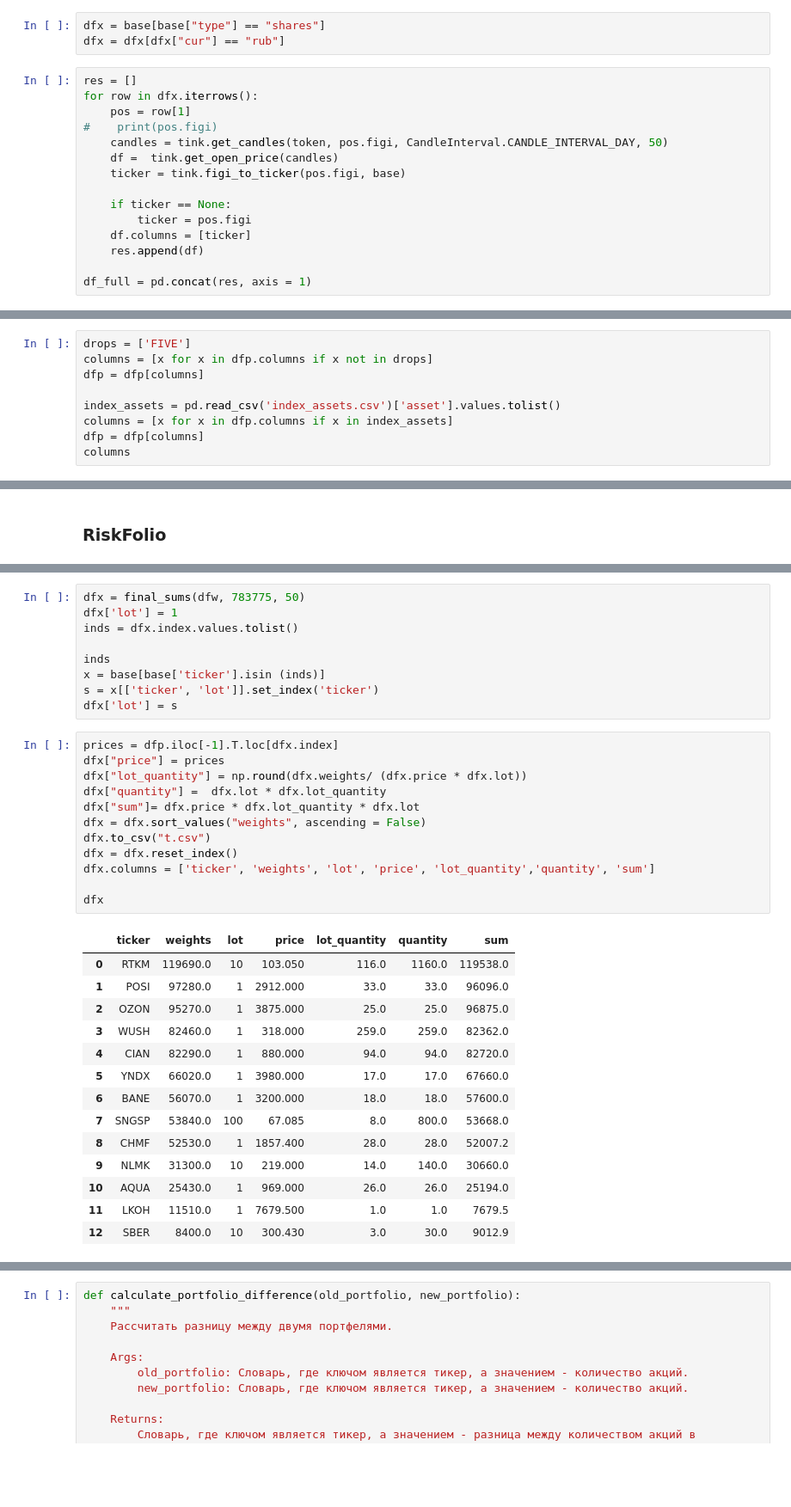
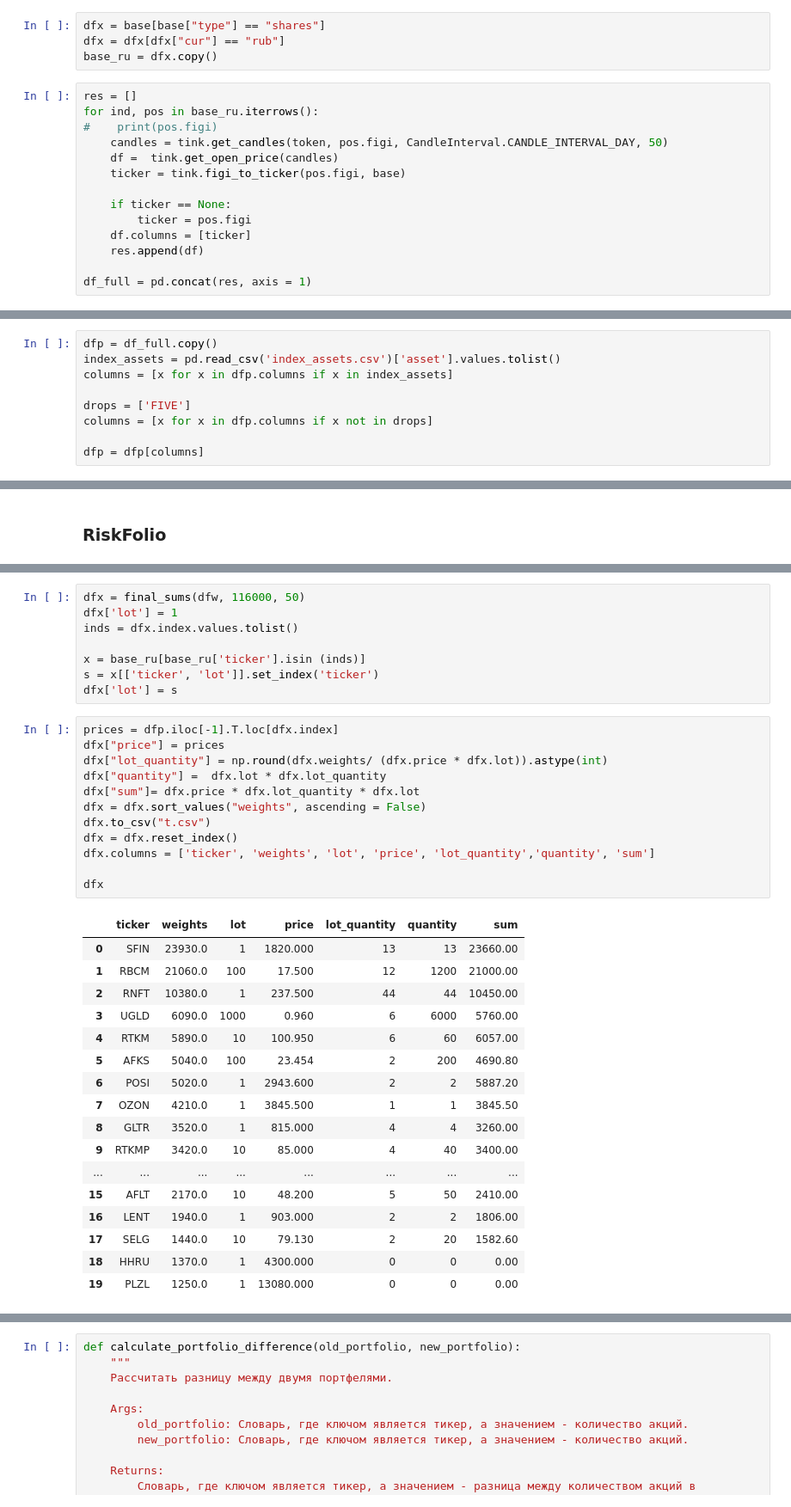
Before and after one commit to s-agapov/QuantMod, a Jupyter notebook: TP/Shares/05-Tink Momentum.ipynb, the cells around one changed output, grey strips where cells are left out. Shown: that part at 86% size. Saved outputs shown, nothing was run; the diff lists cells and outputs as text; blank space fills up the shorter version.

```diff
--- a/TP/Shares/05-Tink Momentum.ipynb
+++ b/TP/Shares/05-Tink Momentum.ipynb
@@ -311,10 +248,10 @@ return_methods = [
 # %%
 dfx = base[base["type"] == "shares"]
 dfx = dfx[dfx["cur"] == "rub"]
+base_ru = dfx.copy()
 # %%
 res = []
-for row in dfx.iterrows():
-    pos = row[1]
+for ind, pos in base_ru.iterrows():
 #    print(pos.figi)
     candles = tink.get_candles(token, pos.figi, CandleInterval.CANDLE_INTERVAL_DAY, 50)
     df =  tink.get_open_price(candles)
@@ -357,9 +275,9 @@ dfp = dfp[columns]
 # %%
+dfp = df_full.copy()
+index_assets = pd.read_csv('index_assets.csv')['asset'].values.tolist()
+columns = [x for x in dfp.columns if x in index_assets]
+
 drops = ['FIVE']
 columns = [x for x in dfp.columns if x not in drops]
+
 dfp = dfp[columns]
-
-index_assets = pd.read_csv('index_assets.csv')['asset'].values.tolist()
-columns = [x for x in dfp.columns if x in index_assets]
-dfp = dfp[columns]
-columns
@@ -450,39 +351,41 @@ dfw
 # %%
-dfx = final_sums(dfw, 783775, 50)
+dfx = final_sums(dfw, 116000, 50)
 dfx['lot'] = 1
 inds = dfx.index.values.tolist()
 
-inds
-x = base[base['ticker'].isin (inds)]
+x = base_ru[base_ru['ticker'].isin (inds)]
 s = x[['ticker', 'lot']].set_index('ticker')
 dfx['lot'] = s
 # %%
 prices = dfp.iloc[-1].T.loc[dfx.index]
 dfx["price"] = prices
-dfx["lot_quantity"] = np.round(dfx.weights/ (dfx.price * dfx.lot))
+dfx["lot_quantity"] = np.round(dfx.weights/ (dfx.price * dfx.lot)).astype(int)
 dfx["quantity"] =  dfx.lot * dfx.lot_quantity
 dfx["sum"]= dfx.price * dfx.lot_quantity * dfx.lot
 dfx = dfx.sort_values("weights", ascending = False)
 dfx.to_csv("t.csv")
 dfx = dfx.reset_index()
 dfx.columns = ['ticker', 'weights', 'lot', 'price', 'lot_quantity','quantity', 'sum']
 
 dfx
 # %% [output]
 |  | ticker | weights | lot | price | lot_quantity | quantity | sum |
-| 0 | RTKM | 119690.0 | 10 | 103.050 | 116.0 | 1160.0 | 119538.0 |
-| 1 | POSI | 97280.0 | 1 | 2912.000 | 33.0 | 33.0 | 96096.0 |
-| 2 | OZON | 95270.0 | 1 | 3875.000 | 25.0 | 25.0 | 96875.0 |
-| 3 | WUSH | 82460.0 | 1 | 318.000 | 259.0 | 259.0 | 82362.0 |
-| 4 | CIAN | 82290.0 | 1 | 880.000 | 94.0 | 94.0 | 82720.0 |
-| 5 | YNDX | 66020.0 | 1 | 3980.000 | 17.0 | 17.0 | 67660.0 |
-| 6 | BANE | 56070.0 | 1 | 3200.000 | 18.0 | 18.0 | 57600.0 |
-| 7 | SNGSP | 53840.0 | 100 | 67.085 | 8.0 | 800.0 | 53668.0 |
-| 8 | CHMF | 52530.0 | 1 | 1857.400 | 28.0 | 28.0 | 52007.2 |
-| 9 | NLMK | 31300.0 | 10 | 219.000 | 14.0 | 140.0 | 30660.0 |
-| 10 | AQUA | 25430.0 | 1 | 969.000 | 26.0 | 26.0 | 25194.0 |
-| 11 | LKOH | 11510.0 | 1 | 7679.500 | 1.0 | 1.0 | 7679.5 |
-| 12 | SBER | 8400.0 | 10 | 300.430 | 3.0 | 30.0 | 9012.9 |
+| 0 | SFIN | 23930.0 | 1 | 1820.000 | 13 | 13 | 23660.00 |
+| 1 | RBCM | 21060.0 | 100 | 17.500 | 12 | 1200 | 21000.00 |
+| 2 | RNFT | 10380.0 | 1 | 237.500 | 44 | 44 | 10450.00 |
+| 3 | UGLD | 6090.0 | 1000 | 0.960 | 6 | 6000 | 5760.00 |
+| 4 | RTKM | 5890.0 | 10 | 100.950 | 6 | 60 | 6057.00 |
+| 5 | AFKS | 5040.0 | 100 | 23.454 | 2 | 200 | 4690.80 |
+| 6 | POSI | 5020.0 | 1 | 2943.600 | 2 | 2 | 5887.20 |
+| 7 | OZON | 4210.0 | 1 | 3845.500 | 1 | 1 | 3845.50 |
+| 8 | GLTR | 3520.0 | 1 | 815.000 | 4 | 4 | 3260.00 |
+| 9 | RTKMP | 3420.0 | 10 | 85.000 | 4 | 40 | 3400.00 |
+| ... | ... | ... | ... | ... | ... | ... | ... |
+| 15 | AFLT | 2170.0 | 10 | 48.200 | 5 | 50 | 2410.00 |
+| 16 | LENT | 1940.0 | 1 | 903.000 | 2 | 2 | 1806.00 |
+| 17 | SELG | 1440.0 | 10 | 79.130 | 2 | 20 | 1582.60 |
+| 18 | HHRU | 1370.0 | 1 | 4300.000 | 0 | 0 | 0.00 |
+| 19 | PLZL | 1250.0 | 1 | 13080.000 | 0 | 0 | 0.00 |
 # %%
 df_port
 # %% [output]
```
Also changed, not shown: parts of 22 cells of this notebook, 3 other files.
